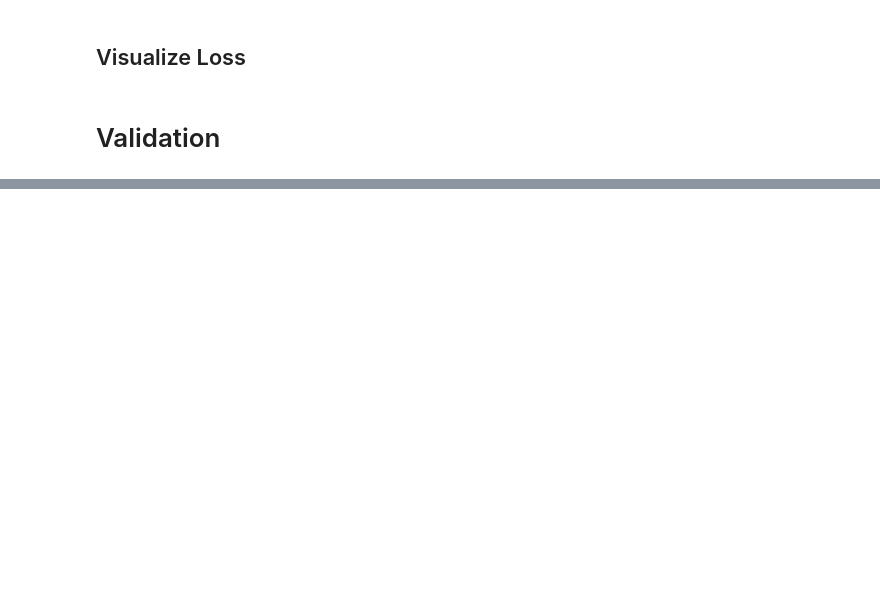
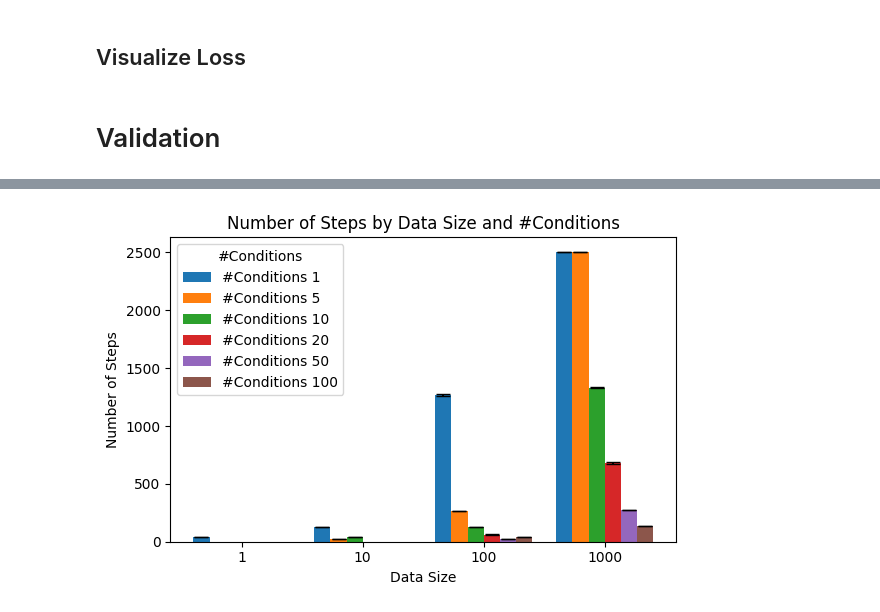
Before and after one commit to bayesflow-org/hierarchical-abi, a Jupyter notebook: gaussian flat score matching.ipynb, the cells around one changed output, grey strips where cells are left out. Cells and saved outputs as stored; diff of their text form; code cells hidden in the pictures; blank space fills up the shorter version.

```diff
--- a/gaussian flat score matching.ipynb
+++ b/gaussian flat score matching.ipynb
@@ -411,0 +698,49 @@ plt.show()
+# %%
+# Group by both data_size and current_number_of_obs to compute mean and standard deviation of n_steps.
+grouped_bar = df_results_conditions.groupby(['data_size', 'current_number_of_obs'])['n_steps'].agg(['mean','std']).reset_index()
+
+# Determine unique data sizes and current_number_of_obs values.
+data_sizes = sorted(grouped_bar['data_size'].unique())
+# Order current_number_of_obs values
+n_conditions_values = sorted(grouped_bar['current_number_of_obs'].unique())
+
+# Set up bar plot parameters.
+n_groups = len(data_sizes)
+n_bars = len(n_conditions_values)
+bar_width = 0.8 / n_bars  # total width is 0.8 for each group
+x = np.arange(n_groups)  # x locations for groups
+
+fig, ax = plt.subplots(figsize=(6, 4), tight_layout=True)
+# Plot a bar for each current_number_of_obs value within each data_size group.
+for i, mb in enumerate(n_conditions_values):
+    # Filter the grouped DataFrame for the current current_number_of_obs value.
+    subset = grouped_bar[grouped_bar['current_number_of_obs'] == mb]
+    means = []
+    stds = []
+    for ds in data_sizes:
+        # Find the row corresponding to this data size and current_number_of_obs.
+        row = subset[subset['data_size'] == ds]
+        if not row.empty:
+            means.append(row['mean'].values[0])
+            stds.append(row['std'].values[0])
+        else:
+            means.append(np.nan)
+            stds.append(0)
+
+    # Define label.
+    label = f'#Conditions {int(mb)}'
+    # Compute positions for the bars.
+    positions = x + i * bar_width
+    ax.bar(positions, means, width=bar_width, yerr=stds, capsize=5, label=label)
+
+# Set the x-axis ticks and labels so that groups are centered.
+ax.set_xticks(x + bar_width*(n_bars-1)/2)
+ax.set_xticklabels(data_sizes)
+ax.set_xlabel('Data Size')
+ax.set_ylabel('Number of Steps')
+ax.set_title('Number of Steps by Data Size and #Conditions')
+#ax.set_yscale('log')
+ax.legend(title='#Conditions')
+plt.show()
+# %% [output]
+[figure, added]
```
Also changed, not shown: parts of 29 cells of this notebook, 33 other files.
